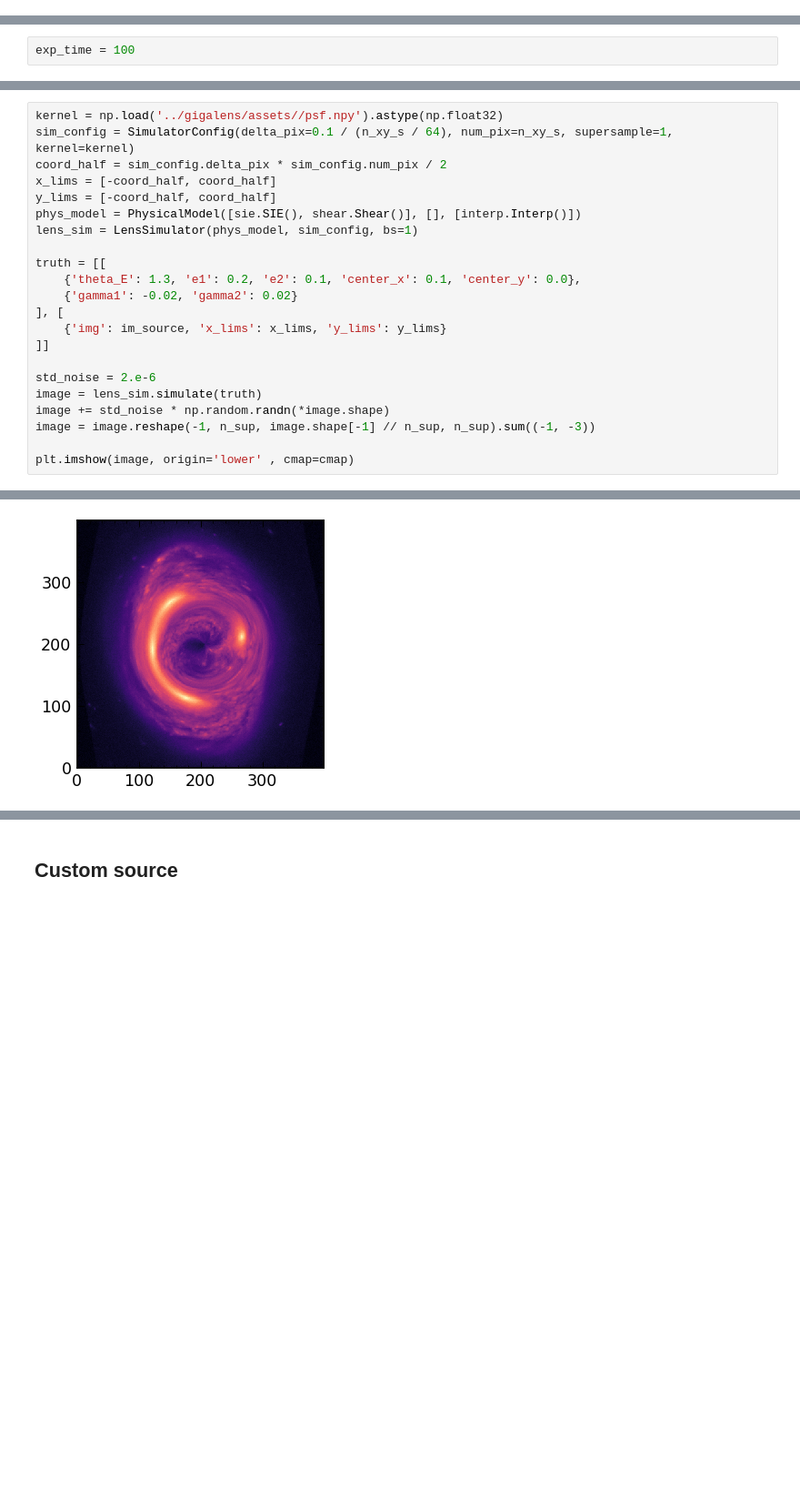
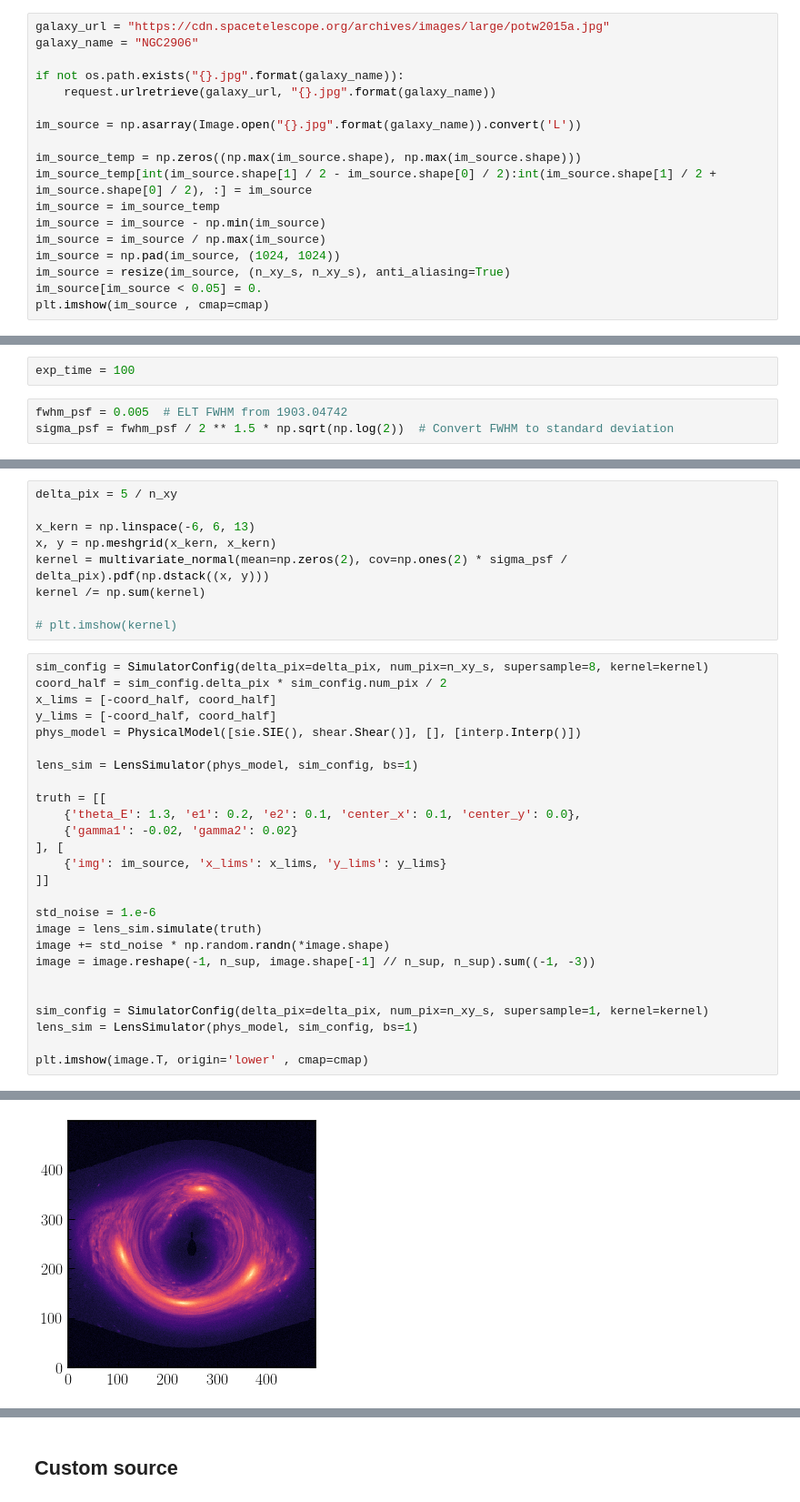
Before and after one commit to smsharma/lensing-neural-fields, a Jupyter notebook: notebooks/nerf_probabilistic_gigalens.ipynb, the cells around one changed output, grey strips where cells are left out. Shown at 91% size. Drawn from its saved outputs; the diff is of its cells as text; blank space fills up the shorter version.

```diff
--- a/notebooks/nerf_probabilistic_gigalens.ipynb
+++ b/notebooks/nerf_probabilistic_gigalens.ipynb
@@ -107,0 +82,18 @@ plt.imshow(im_source , cmap=cmap)
+# %%
+galaxy_url = "https://cdn.spacetelescope.org/archives/images/large/potw2015a.jpg"
+galaxy_name = "NGC2906"
+
+if not os.path.exists("{}.jpg".format(galaxy_name)):
+    request.urlretrieve(galaxy_url, "{}.jpg".format(galaxy_name))
+
+im_source = np.asarray(Image.open("{}.jpg".format(galaxy_name)).convert('L'))
+
+im_source_temp = np.zeros((np.max(im_source.shape), np.max(im_source.shape)))
+im_source_temp[int(im_source.shape[1] / 2 - im_source.shape[0] / 2):int(im_source.shape[1] / 2 + im_source.shape[0] / 2), :] = im_source
+im_source = im_source_temp
+im_source = im_source - np.min(im_source)
+im_source = im_source / np.max(im_source)
+im_source = np.pad(im_source, (1024, 1024))
+im_source = resize(im_source, (n_xy_s, n_xy_s), anti_aliasing=True)
+im_source[im_source < 0.05] = 0.
+plt.imshow(im_source , cmap=cmap)
@@ -108,2 +103,5 @@ plt.imshow(im_source , cmap=cmap)
 # %%
 exp_time = 100
+# %%
+fwhm_psf = 0.005  # ELT FWHM from 1903.04742
+sigma_psf = fwhm_psf / 2 ** 1.5 * np.sqrt(np.log(2))  # Convert FWHM to standard deviation
@@ -110,28 +110,41 @@ exp_time = 100
+# %%
+delta_pix = 5 / n_xy
+
+x_kern = np.linspace(-6, 6, 13)
+x, y = np.meshgrid(x_kern, x_kern)
+kernel = multivariate_normal(mean=np.zeros(2), cov=np.ones(2) * sigma_psf / delta_pix).pdf(np.dstack((x, y)))
+kernel /= np.sum(kernel)
+
+# plt.imshow(kernel)
 # %%
-kernel = np.load('../gigalens/assets//psf.npy').astype(np.float32)
-sim_config = SimulatorConfig(delta_pix=0.1 / (n_xy_s / 64), num_pix=n_xy_s, supersample=1, kernel=kernel)
+sim_config = SimulatorConfig(delta_pix=delta_pix, num_pix=n_xy_s, supersample=8, kernel=kernel)
 coord_half = sim_config.delta_pix * sim_config.num_pix / 2
 x_lims = [-coord_half, coord_half]
 y_lims = [-coord_half, coord_half]
 phys_model = PhysicalModel([sie.SIE(), shear.Shear()], [], [interp.Interp()])
+
 lens_sim = LensSimulator(phys_model, sim_config, bs=1)
 
 truth = [[
     {'theta_E': 1.3, 'e1': 0.2, 'e2': 0.1, 'center_x': 0.1, 'center_y': 0.0},
     {'gamma1': -0.02, 'gamma2': 0.02}
 ], [
     {'img': im_source, 'x_lims': x_lims, 'y_lims': y_lims}
 ]]
 
-std_noise = 2.e-6
+std_noise = 1.e-6
 image = lens_sim.simulate(truth)
 image += std_noise * np.random.randn(*image.shape)
 image = image.reshape(-1, n_sup, image.shape[-1] // n_sup, n_sup).sum((-1, -3))
 
-plt.imshow(image, origin='lower' , cmap=cmap)
+
+sim_config = SimulatorConfig(delta_pix=delta_pix, num_pix=n_xy_s, supersample=1, kernel=kernel)
+lens_sim = LensSimulator(phys_model, sim_config, bs=1)
+
+plt.imshow(image.T, origin='lower' , cmap=cmap)
 # %% [output]
 <matplotlib.image.AxesImage at 0x...>
-[figure, old version]
+[figure, new version]
 # %%
 np.median(image[image > 0.5 * image.max()] / std_noise)
 # %% [output]
```
Also changed, not shown: parts of 42 cells of this notebook, 7 other files.
